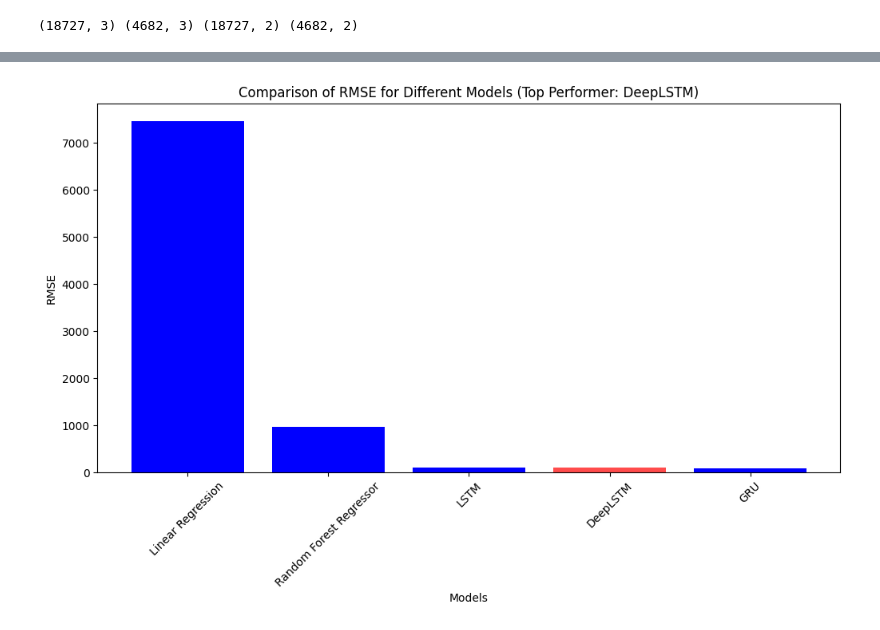
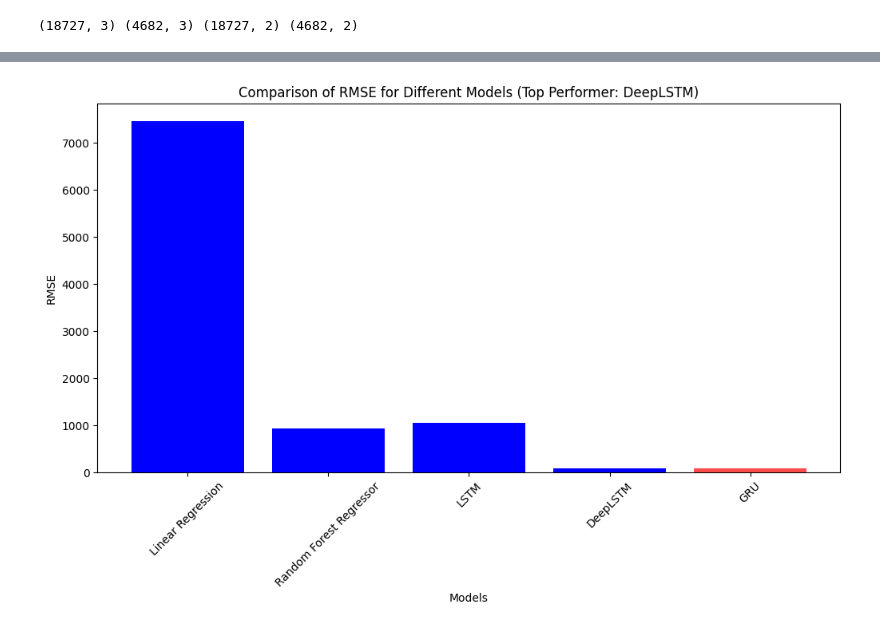
Before and after one commit to nomanmehar5/PREDICTION-OF-EARTH-QUAKE-FYP, a Jupyter notebook: FYP_PREDICTION_OF_EARTH_QUAKE.ipynb, the cells around one changed output, grey strips where cells are left out. Drawn from its saved outputs; the diff is of its cells as text; code cells hidden in the pictures.

```diff
--- a/FYP_PREDICTION_OF_EARTH_QUAKE.ipynb
+++ b/FYP_PREDICTION_OF_EARTH_QUAKE.ipynb
@@ -404,23 +402,23 @@ MAE Score:  32.551998138427734
 # %%
 import matplotlib.pyplot as plt
 
 models = ["Linear Regression", "Random Forest Regressor", "LSTM", "DeepLSTM", "GRU"]
-rmse = [7452.97, 959.21, 102.62, 97.20, 86.04]
+rmse = [7452.97, 938.20, 1049.03, 87.02, 81.45]
 
 # Find the index of the top performer (DeepLSTM)
-top_performer_index = models.index("DeepLSTM")
+top_performer_index = models.index("GRU")
 
 # Create a list of colors, with 'red' for the top performer and 'blue' for others
 colors = ['red' if i == top_performer_index else 'blue' for i in range(len(models))]
 
 # Create a bar chart with a larger bar for the top performer
 plt.figure(figsize=(12, 6))  # Adjust the figure size as needed
 bars = plt.bar(models, rmse, color=colors)
 bars[top_performer_index].set_alpha(0.7)  # Make the top performer's bar slightly transparent
 plt.xlabel("Models")
 plt.ylabel("RMSE")
 plt.title("Comparison of RMSE for Different Models (Top Performer: DeepLSTM)")
 plt.xticks(rotation=45)
 plt.show()
 # %% [output]
-[figure, old version]
+[figure, new version]
```
Also changed, not shown: parts of 5 cells of this notebook.
